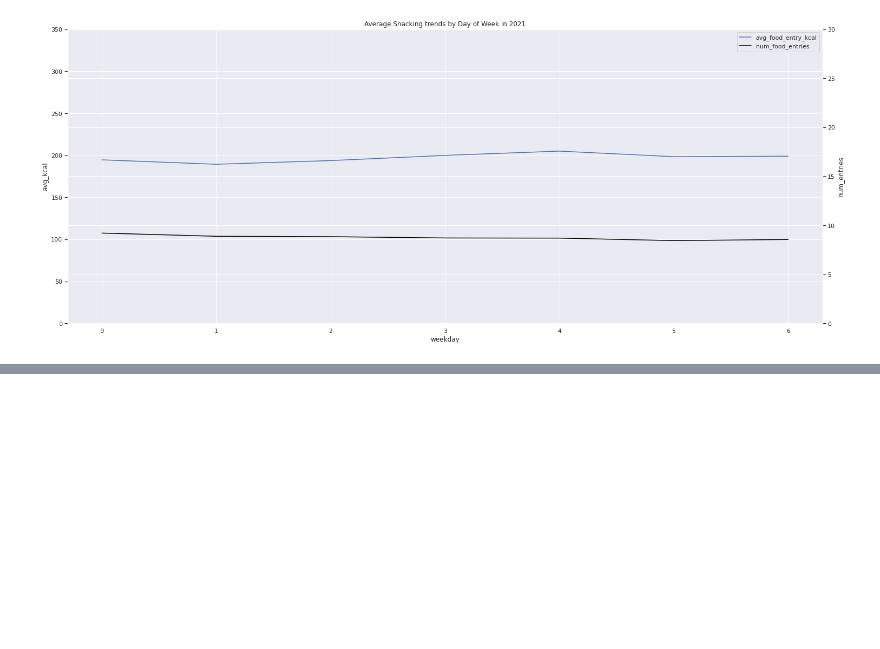
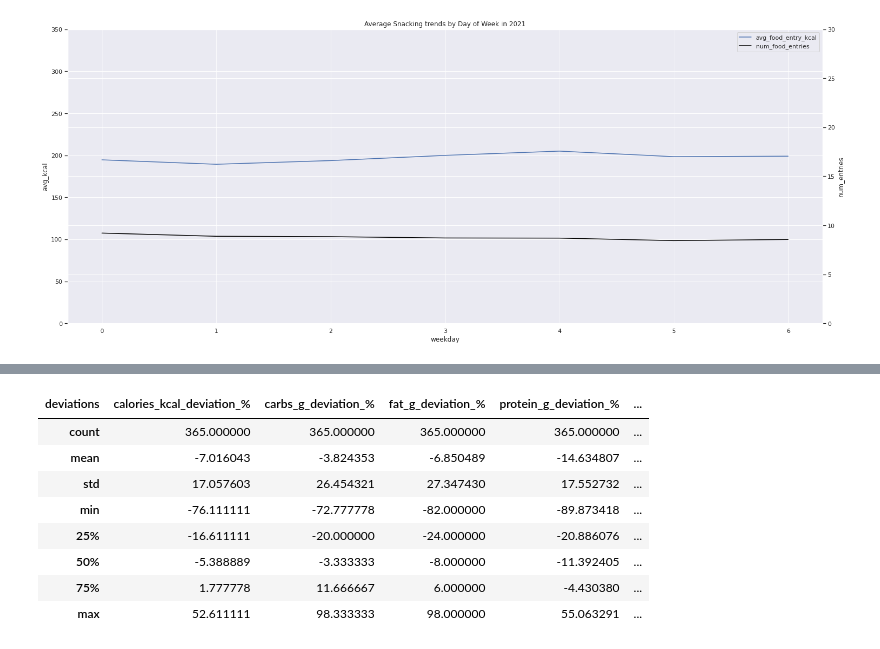
Before and after one commit to ismailmo1/mfp-wrapped, a Jupyter notebook: food_eda.ipynb, the cells around one changed output, grey strips where cells are left out. Saved outputs shown, nothing was run; the diff lists cells and outputs as text; code cells hidden in the pictures; blank space fills up the shorter version.

```diff
--- a/food_eda.ipynb
+++ b/food_eda.ipynb
@@ -426,0 +447,12 @@ food_df_full.groupby("date").agg(all_cols)
+# %%
+food_df_adherence.describe()[deviation_cols]
+# %% [output]
+| deviations | calories_kcal_deviation_% | carbs_g_deviation_% | fat_g_deviation_% | protein_g_deviation_% | ... |
+| count | 365.000000 | 365.000000 | 365.000000 | 365.000000 | ... |
+| mean | -7.016043 | -3.824353 | -6.850489 | -14.634807 | ... |
+| std | 17.057603 | 26.454321 | 27.347430 | 17.552732 | ... |
+| min | -76.111111 | -72.777778 | -82.000000 | -89.873418 | ... |
+| 25% | -16.611111 | -20.000000 | -24.000000 | -20.886076 | ... |
+| 50% | -5.388889 | -3.333333 | -8.000000 | -11.392405 | ... |
+| 75% | 1.777778 | 11.666667 | 6.000000 | -4.430380 | ... |
+| max | 52.611111 | 98.333333 | 98.000000 | 55.063291 | ... |
```
Also changed, not shown: parts of 6 cells of this notebook.
